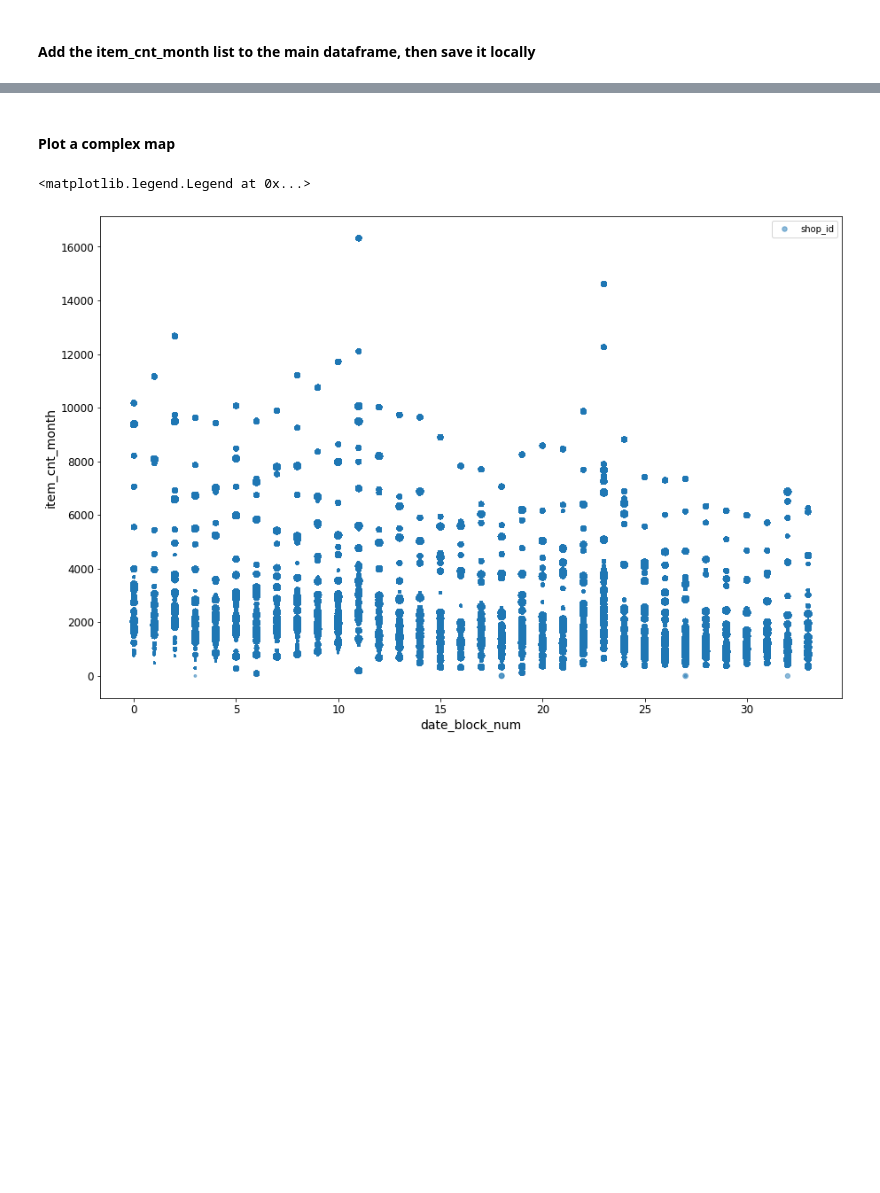
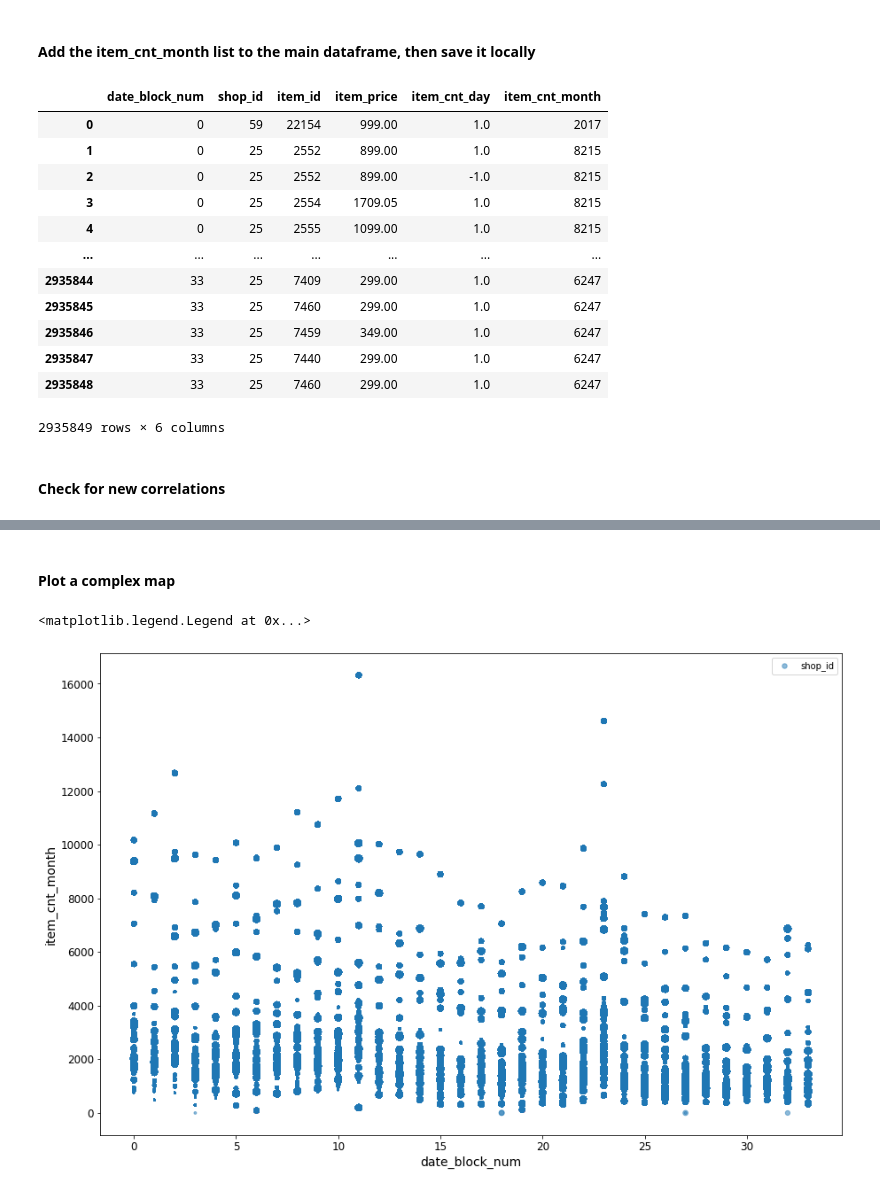
Before and after one commit to nyculescu/kaggle__competitive_data_science_predict_future_sales, a Jupyter notebook: 01_kernel_nb.ipynb, the cells around one changed output, grey strips where cells are left out. Cells and saved outputs as stored; diff of their text form; code cells hidden in the pictures; blank space fills up the shorter version.

```diff
--- a/01_kernel_nb.ipynb
+++ b/01_kernel_nb.ipynb
@@ -422,4 +432,20 @@ print(datetime.datetime.now())
 #### Add the **item_cnt_month** list to the main dataframe, then save it locally
 # %%
 sales_train_['item_cnt_month'] = sales_train_c
+# %%
+sales_train_
+# %% [output]
+|  | date_block_num | shop_id | item_id | item_price | item_cnt_day | item_cnt_month |
+| 0 | 0 | 59 | 22154 | 999.00 | 1.0 | 2017 |
+| 1 | 0 | 25 | 2552 | 899.00 | 1.0 | 8215 |
+| 2 | 0 | 25 | 2552 | 899.00 | -1.0 | 8215 |
+| 3 | 0 | 25 | 2554 | 1709.05 | 1.0 | 8215 |
+| 4 | 0 | 25 | 2555 | 1099.00 | 1.0 | 8215 |
+| ... | ... | ... | ... | ... | ... | ... |
+| 2935844 | 33 | 25 | 7409 | 299.00 | 1.0 | 6247 |
+| 2935845 | 33 | 25 | 7460 | 299.00 | 1.0 | 6247 |
+| 2935846 | 33 | 25 | 7459 | 349.00 | 1.0 | 6247 |
+| 2935847 | 33 | 25 | 7440 | 299.00 | 1.0 | 6247 |
+| 2935848 | 33 | 25 | 7460 | 299.00 | 1.0 | 6247 |
+2935849 rows × 6 columns
 # %%
@@ -430,0 +463,2 @@ sales_train_.to_csv(r"input/sales_train_reshaped.csv")
+# %% [markdown]
+#### Check for new correlations
```
Also changed, not shown: parts of 24 cells of this notebook.
